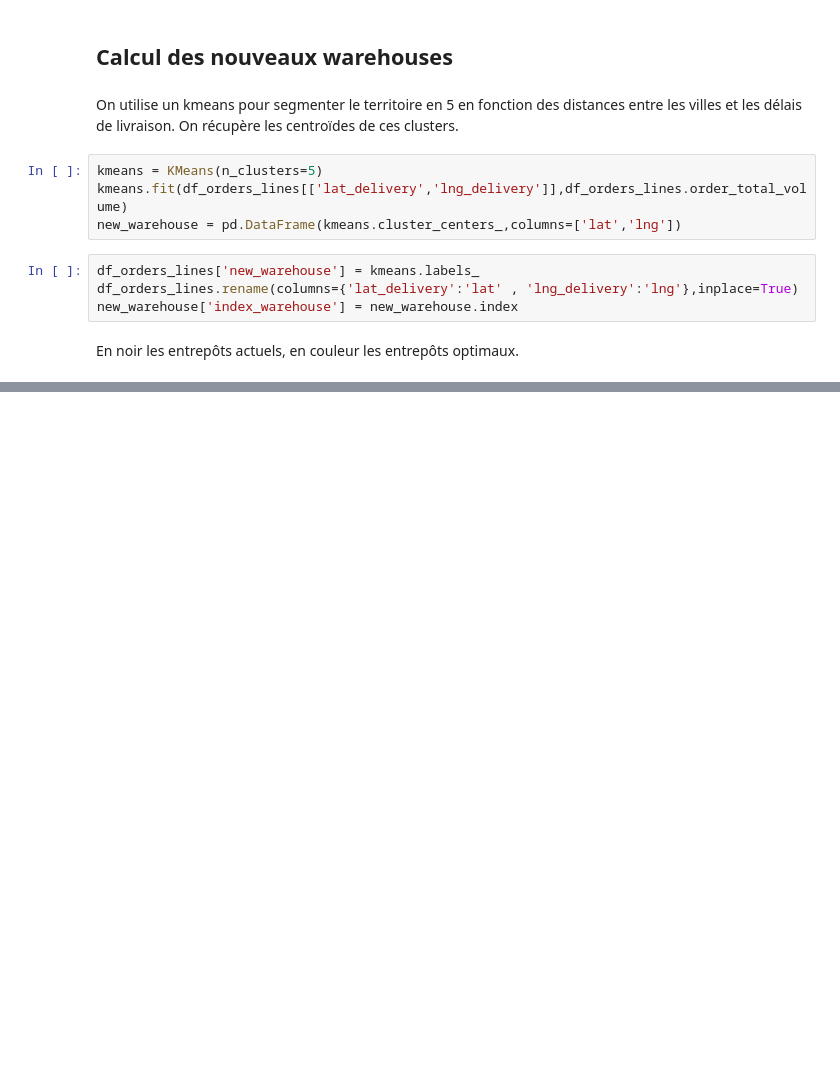
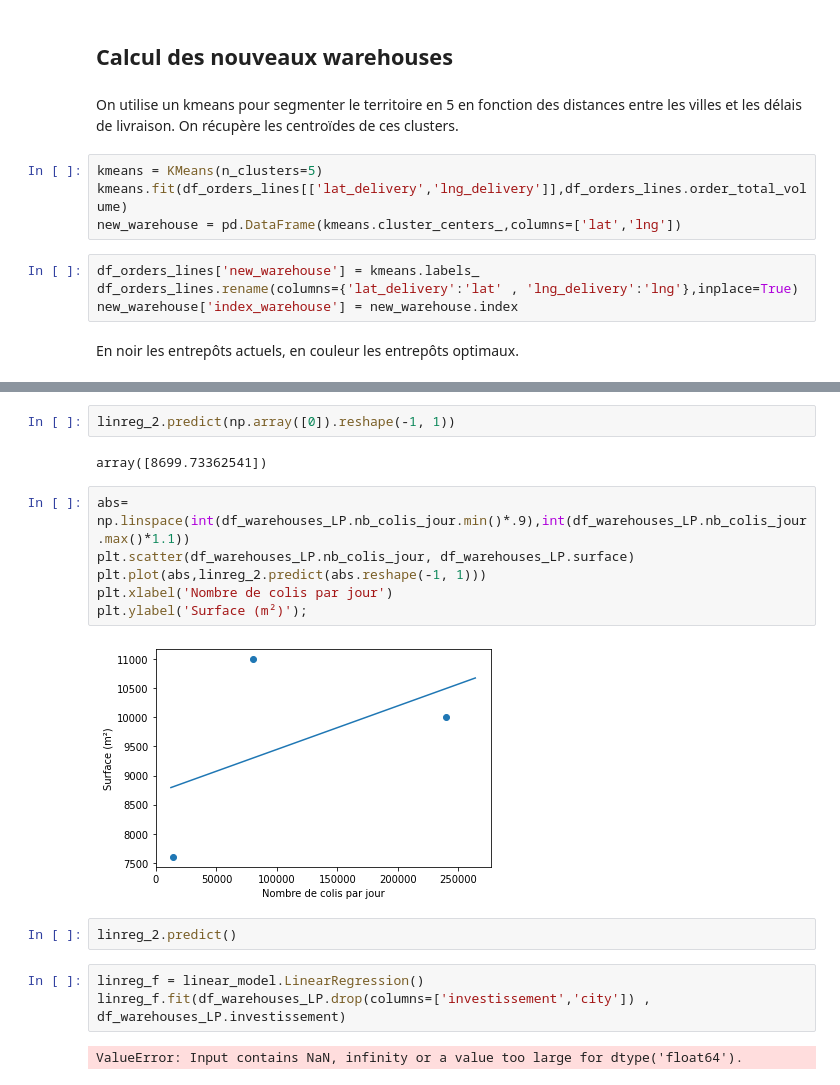
Before and after one commit to Pauline-25/Ekimetrics-Groupe-12, a Jupyter notebook: Notebooks/2_Déplacement_warehouse.ipynb, the cells around one changed output, grey strips where cells are left out. Drawn from its saved outputs; the diff is of its cells as text; blank space fills up the shorter version.

```diff
--- a/Notebooks/2_Déplacement_warehouse.ipynb
+++ b/Notebooks/2_Déplacement_warehouse.ipynb
@@ -49,0 +103,19 @@ m
+# %%
+linreg_2.predict(np.array([0]).reshape(-1, 1))
+# %% [output]
+array([8699.73362541])
+# %%
+abs= np.linspace(int(df_warehouses_LP.nb_colis_jour.min()*.9),int(df_warehouses_LP.nb_colis_jour.max()*1.1))
+plt.scatter(df_warehouses_LP.nb_colis_jour, df_warehouses_LP.surface)
+plt.plot(abs,linreg_2.predict(abs.reshape(-1, 1)))
+plt.xlabel('Nombre de colis par jour')
+plt.ylabel('Surface (m²)');
+# %% [output]
+[figure, added]
+# %%
+linreg_2.predict()
+# %%
+linreg_f = linear_model.LinearRegression()
+linreg_f.fit(df_warehouses_LP.drop(columns=['investissement','city']) , df_warehouses_LP.investissement)
+# %% [output]
+ValueError: Input contains NaN, infinity or a value too large for dtype('float64').
```
Also changed, not shown: parts of 40 cells of this notebook, 9 other files.
